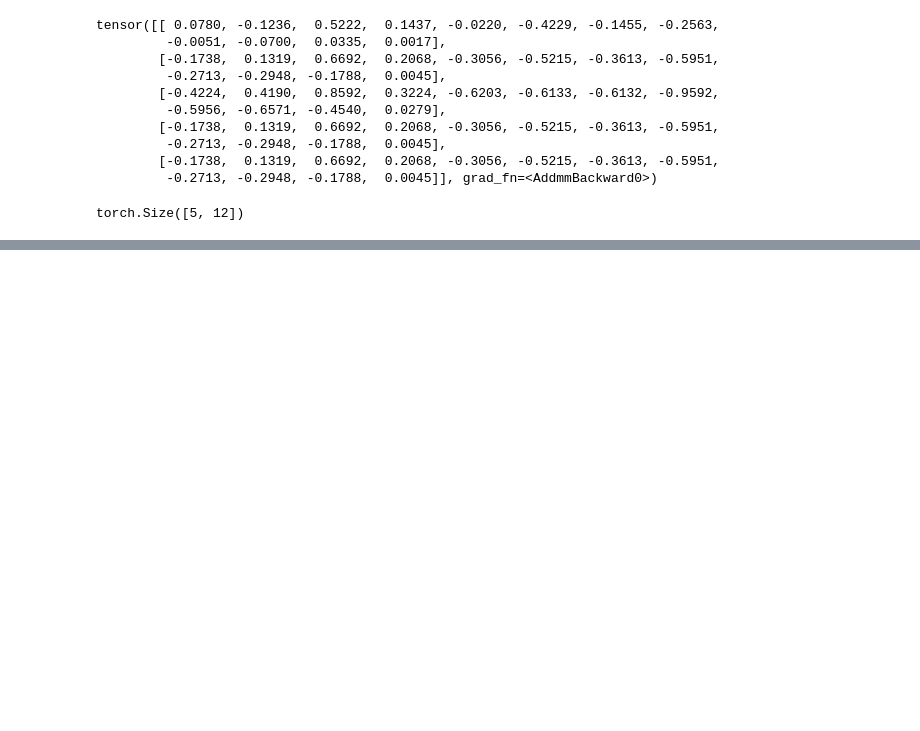
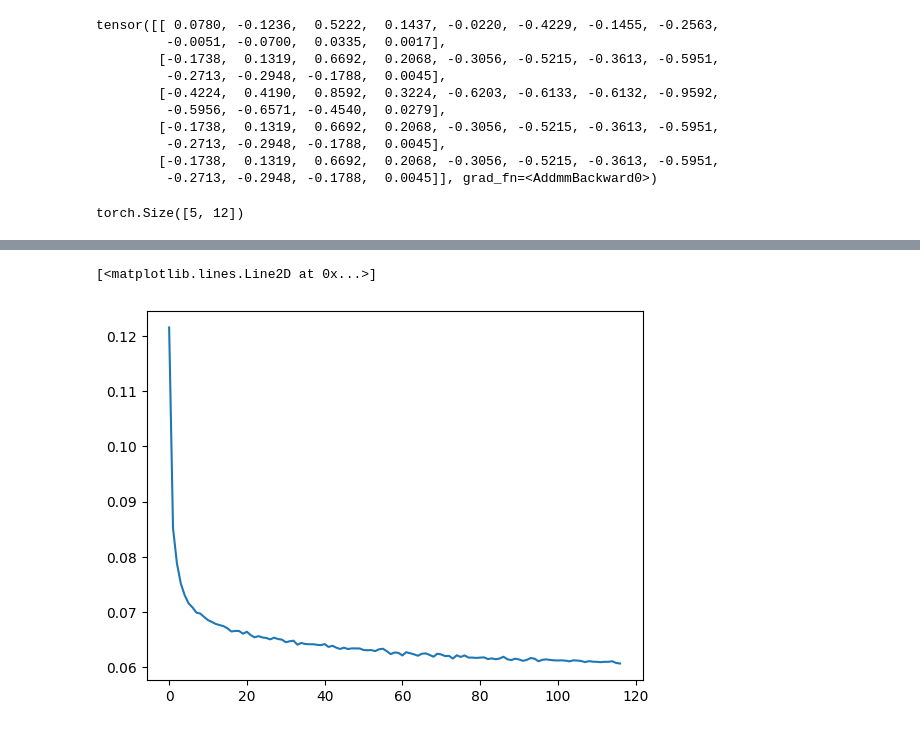
Before and after one commit to LoqmanSamani/physics_aware_diffusion, a Jupyter notebook: Untitled.ipynb, the cells around one changed output, grey strips where cells are left out. Saved outputs shown, nothing was run; the diff lists cells and outputs as text; code cells hidden in the pictures; blank space fills up the shorter version.

```diff
--- a/Untitled.ipynb
+++ b/Untitled.ipynb
@@ -206,0 +284,4 @@ torch.Size([5, 12])
+# %%
+c = torch.load("/home/loqman/Downloads/projs/physics_aware_diffusion/experiments/mnist/train_checkpoints/mnist_vp_sde/vp_best.pth", map_location="cpu")
+# %%
+loss = c["train_losses"]
@@ -206,0 +290,5 @@ torch.Size([5, 12])
+# %%
+plt.plot(loss)
+# %% [output]
+[<matplotlib.lines.Line2D at 0x...>]
+[figure, added]
```
Also changed, not shown: parts of 21 cells of this notebook, 25 other files.
